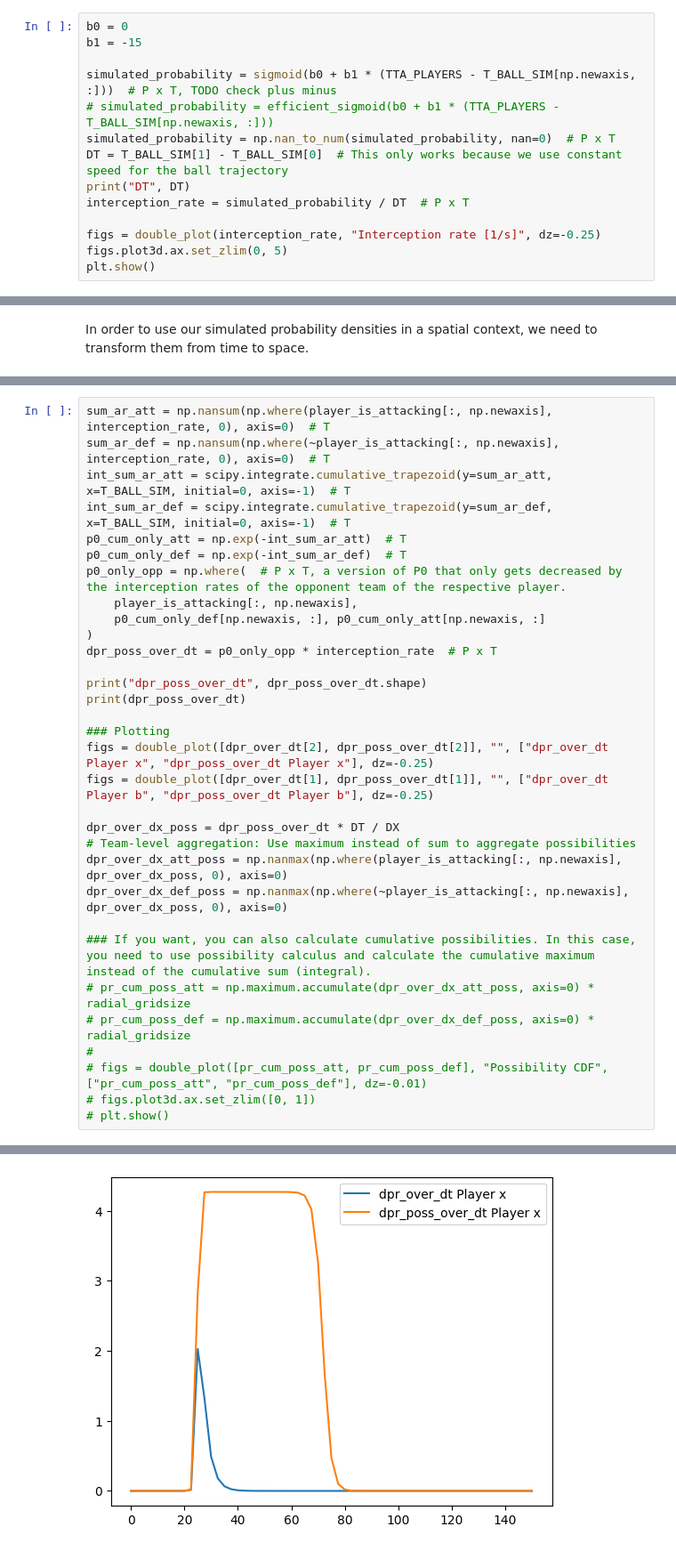
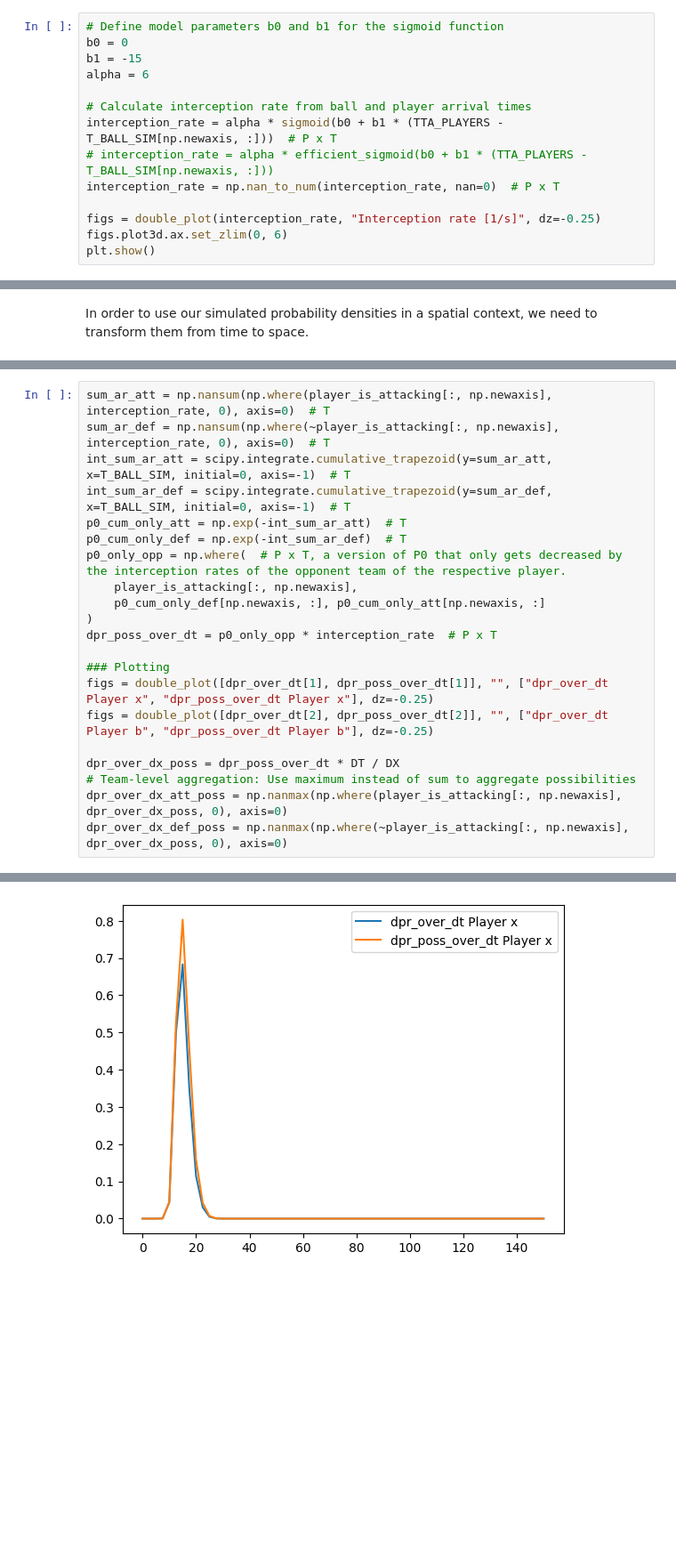
Before and after one commit to maxhartmann1/def-accessible-space, a Jupyter notebook: accessible_space/apps/demo.ipynb, the cells around one changed output, grey strips where cells are left out. Shown at 89% size. Cells and saved outputs as stored; diff of their text form; blank space fills up the shorter version.

```diff
--- a/accessible_space/apps/demo.ipynb
+++ b/accessible_space/apps/demo.ipynb
@@ -300,15 +334,15 @@ Now we are ready to calculate the intereption rates. Inserting the time differen
 # %%
+# Define model parameters b0 and b1 for the sigmoid function
 b0 = 0
 b1 = -15
+alpha = 6
 
-simulated_probability = sigmoid(b0 + b1 * (TTA_PLAYERS - T_BALL_SIM[np.newaxis, :]))  # P x T, TODO check plus minus
-# simulated_probability = efficient_sigmoid(b0 + b1 * (TTA_PLAYERS - T_BALL_SIM[np.newaxis, :]))
-simulated_probability = np.nan_to_num(simulated_probability, nan=0)  # P x T
-DT = T_BALL_SIM[1] - T_BALL_SIM[0]  # This only works because we use constant speed for the ball trajectory
-print("DT", DT)
-interception_rate = simulated_probability / DT  # P x T
+# Calculate interception rate from ball and player arrival times
+interception_rate = alpha * sigmoid(b0 + b1 * (TTA_PLAYERS - T_BALL_SIM[np.newaxis, :]))  # P x T
+# interception_rate = alpha * efficient_sigmoid(b0 + b1 * (TTA_PLAYERS - T_BALL_SIM[np.newaxis, :]))
+interception_rate = np.nan_to_num(interception_rate, nan=0)  # P x T
 
 figs = double_plot(interception_rate, "Interception rate [1/s]", dz=-0.25)
-figs.plot3d.ax.set_zlim(0, 5)
+figs.plot3d.ax.set_zlim(0, 6)
 plt.show()
 # %% [output]
@@ -459,23 +503,12 @@ p0_only_opp = np.where(  # P x T, a version of P0 that only gets decreased by th
 )
 dpr_poss_over_dt = p0_only_opp * interception_rate  # P x T
 
-print("dpr_poss_over_dt", dpr_poss_over_dt.shape)
-print(dpr_poss_over_dt)
-
 ### Plotting
-figs = double_plot([dpr_over_dt[2], dpr_poss_over_dt[2]], "", ["dpr_over_dt Player x", "dpr_poss_over_dt Player x"], dz=-0.25)
-figs = double_plot([dpr_over_dt[1], dpr_poss_over_dt[1]], "", ["dpr_over_dt Player b", "dpr_poss_over_dt Player b"], dz=-0.25)
+figs = double_plot([dpr_over_dt[1], dpr_poss_over_dt[1]], "", ["dpr_over_dt Player x", "dpr_poss_over_dt Player x"], dz=-0.25)
+figs = double_plot([dpr_over_dt[2], dpr_poss_over_dt[2]], "", ["dpr_over_dt Player b", "dpr_poss_over_dt Player b"], dz=-0.25)
 
 dpr_over_dx_poss = dpr_poss_over_dt * DT / DX
 # Team-level aggregation: Use maximum instead of sum to aggregate possibilities
 dpr_over_dx_att_poss = np.nanmax(np.where(player_is_attacking[:, np.newaxis], dpr_over_dx_poss, 0), axis=0)
 dpr_over_dx_def_poss = np.nanmax(np.where(~player_is_attacking[:, np.newaxis], dpr_over_dx_poss, 0), axis=0)
-
-### If you want, you can also calculate cumulative possibilities. In this case, you need to use possibility calculus and calculate the cumulative maximum instead of the cumulative sum (integral).
-# pr_cum_poss_att = np.maximum.accumulate(dpr_over_dx_att_poss, axis=0) * radial_gridsize
-# pr_cum_poss_def = np.maximum.accumulate(dpr_over_dx_def_poss, axis=0) * radial_gridsize
-#
-# figs = double_plot([pr_cum_poss_att, pr_cum_poss_def], "Possibility CDF", ["pr_cum_poss_att", "pr_cum_poss_def"], dz=-0.01)
-# figs.plot3d.ax.set_zlim([0, 1])
-# plt.show()
 # %% [output]
@@ -500 +516 @@ dpr_poss_over_dt (4, 61)
-[figure, old version]
+[figure, new version]
```
Also changed, not shown: parts of 42 cells of this notebook.
